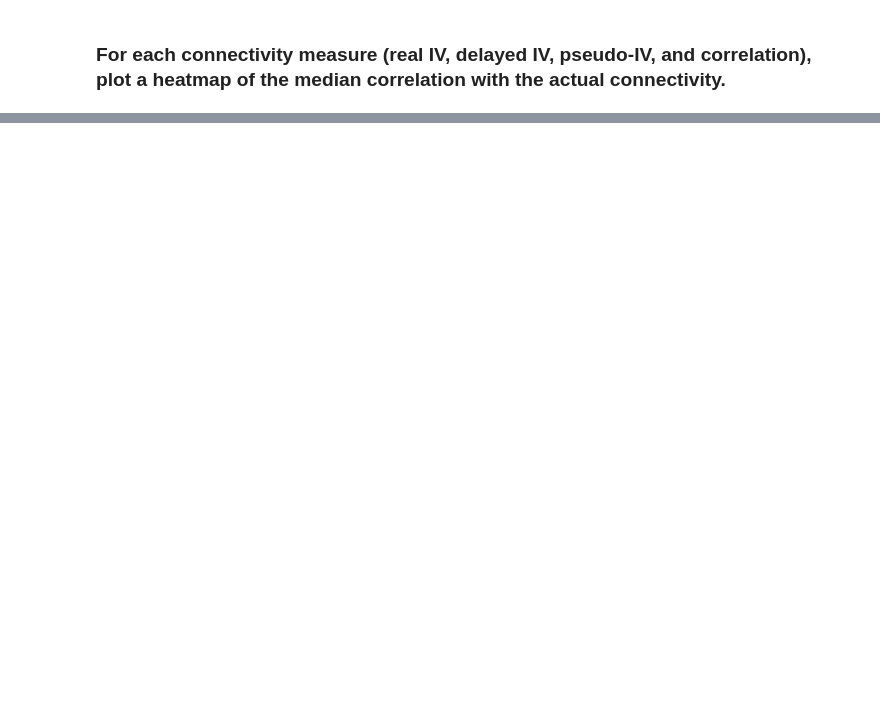
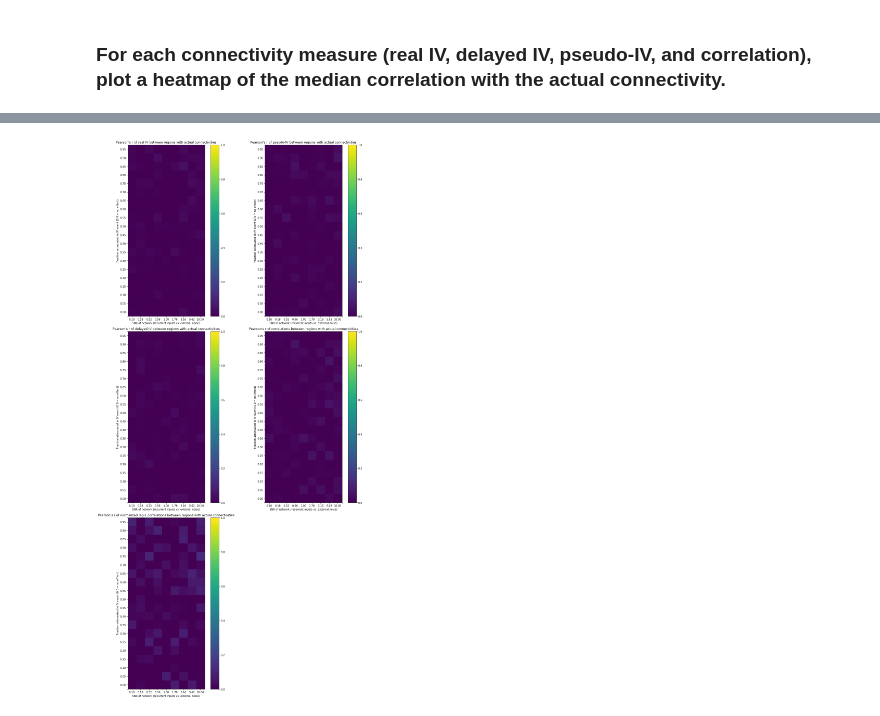
Before and after one commit to KordingLab/fmri-iv, a Jupyter notebook: code/multi_network_sim_test.ipynb, the cells around one changed output, grey strips where cells are left out. Saved outputs shown, nothing was run; the diff lists cells and outputs as text; code cells hidden in the pictures; blank space fills up the shorter version.

```diff
--- a/code/multi_network_sim_test.ipynb
+++ b/code/multi_network_sim_test.ipynb
@@ -388,0 +427,5 @@ plt.draw()
+# %%
+corr_heatmap(1)
+plt.draw()
+# %% [output]
+[figure, added]
```
Also changed, not shown: parts of 11 cells of this notebook.
